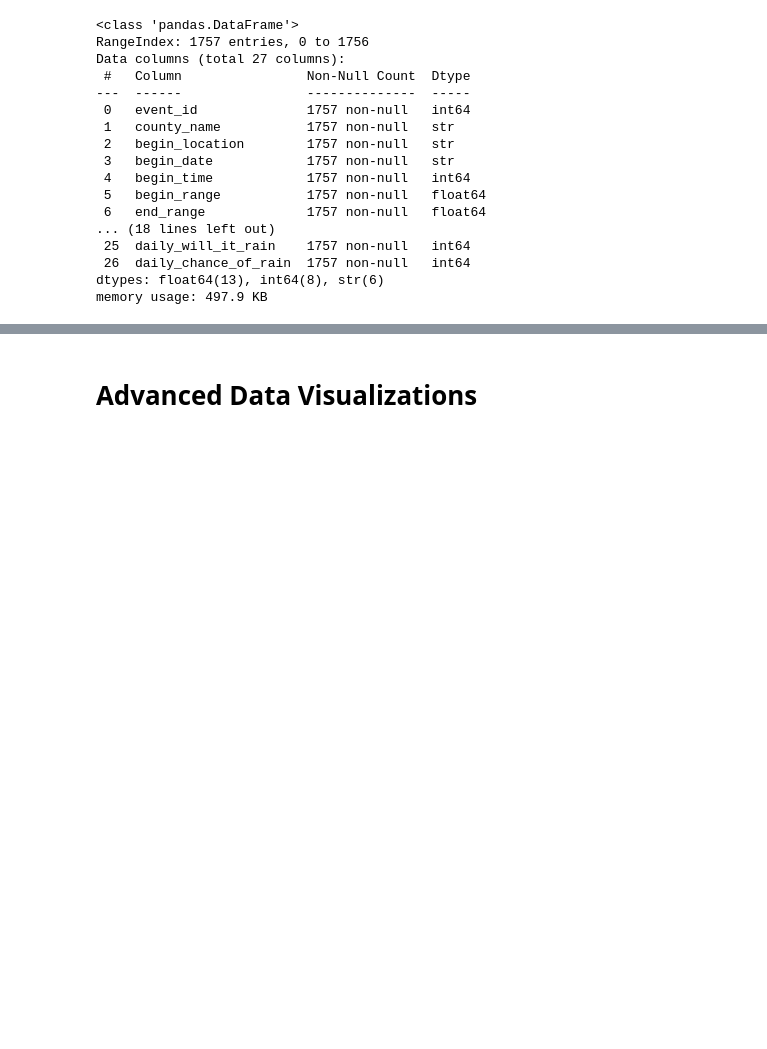
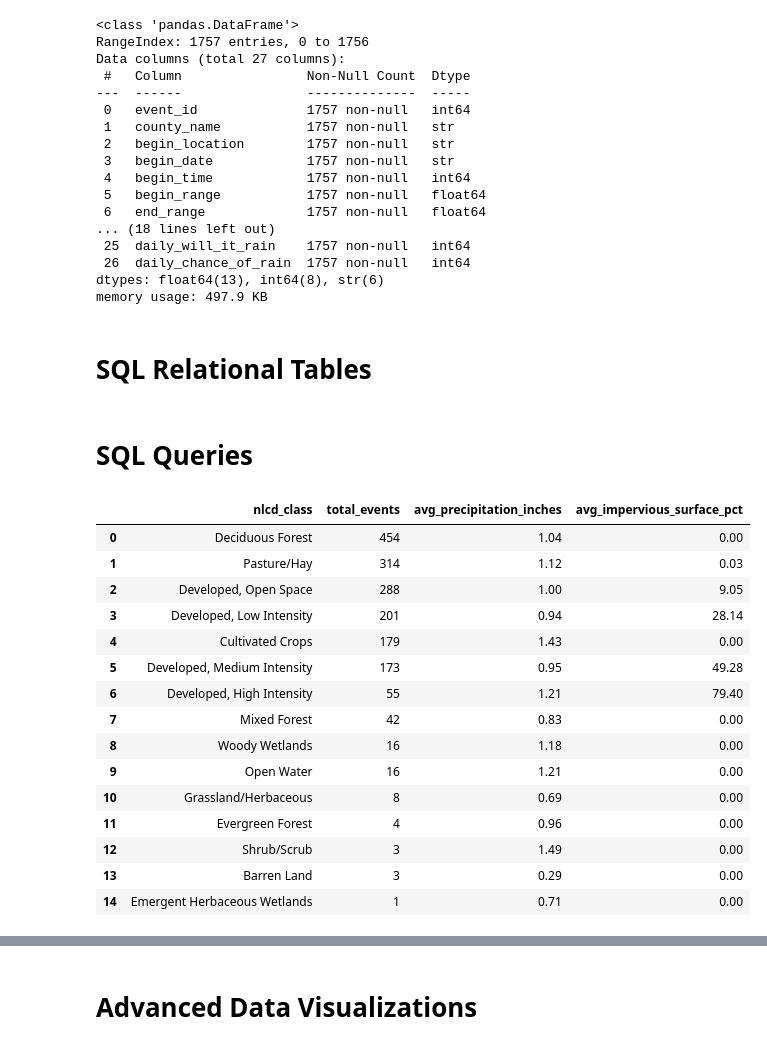
Before and after one commit to ashleyadehart/flash_floods_ky_2015_2025, a Jupyter notebook: notebooks/flash_floods_ky_2015_2025.ipynb, the cells around one changed output, grey strips where cells are left out. Saved outputs shown, nothing was run; the diff lists cells and outputs as text; code cells hidden in the pictures; blank space fills up the shorter version.

Commit message:
Created flash_flood_events.db file, renamed processed .csv files, and ran SQL queries in Jupyter notebook file

```diff
--- a/notebooks/flash_floods_ky_2015_2025.ipynb
+++ b/notebooks/flash_floods_ky_2015_2025.ipynb
@@ -843,3 +844,5 @@ df.drop(columns=[
 ], inplace=True)
 
 df.to_csv('../data/processed/flash_floods_ky_event_info.csv', index=False)
+# %% [markdown]
+# SQL Relational Tables
@@ -845,0 +926,34 @@ df.to_csv('../data/processed/flash_floods_ky_event_info.csv', index=False)
+# %% [markdown]
+# SQL Queries
+# %%
+# Create a SQL query to analyze the relationship between flash flooding events, precipitation, and impervious surfaces by NLCD class.
+query1 = """ SELECT
+    g.nlcd_class,
+    COUNT(e.event_id) AS total_events,
+    ROUND(AVG(w.totalprecip_in), 2) AS avg_precipitation_inches,
+    ROUND(AVG(g.impervious_surface_pct), 2) AS avg_impervious_surface_pct
+FROM event_info e
+JOIN weather_conditions w ON e.wc_id = w.wc_id
+JOIN geographical_data g ON e.geo_id = g.geo_id
+GROUP BY g.nlcd_class
+ORDER BY total_events DESC;
+"""
+result1 = pd.read_sql(query1, conn)
+result1
+# %% [output]
+|  | nlcd_class | total_events | avg_precipitation_inches | avg_impervious_surface_pct |
+| 0 | Deciduous Forest | 454 | 1.04 | 0.00 |
+| 1 | Pasture/Hay | 314 | 1.12 | 0.03 |
+| 2 | Developed, Open Space | 288 | 1.00 | 9.05 |
+| 3 | Developed, Low Intensity | 201 | 0.94 | 28.14 |
+| 4 | Cultivated Crops | 179 | 1.43 | 0.00 |
+| 5 | Developed, Medium Intensity | 173 | 0.95 | 49.28 |
+| 6 | Developed, High Intensity | 55 | 1.21 | 79.40 |
+| 7 | Mixed Forest | 42 | 0.83 | 0.00 |
+| 8 | Woody Wetlands | 16 | 1.18 | 0.00 |
+| 9 | Open Water | 16 | 1.21 | 0.00 |
+| 10 | Grassland/Herbaceous | 8 | 0.69 | 0.00 |
+| 11 | Evergreen Forest | 4 | 0.96 | 0.00 |
+| 12 | Shrub/Scrub | 3 | 1.49 | 0.00 |
+| 13 | Barren Land | 3 | 0.29 | 0.00 |
+| 14 | Emergent Herbaceous Wetlands | 1 | 0.71 | 0.00 |
```
Also changed, not shown: parts of 9 cells of this notebook, 3 other files.
